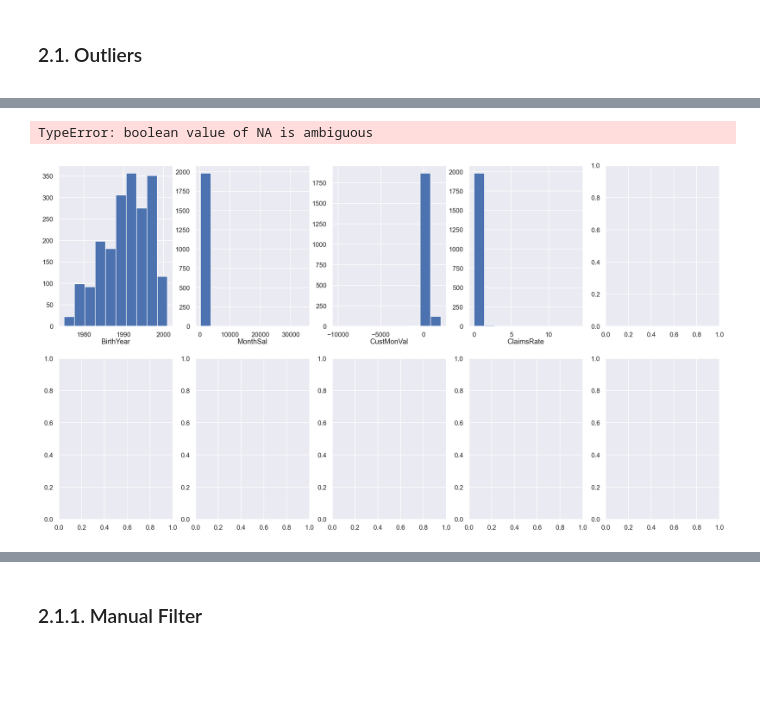
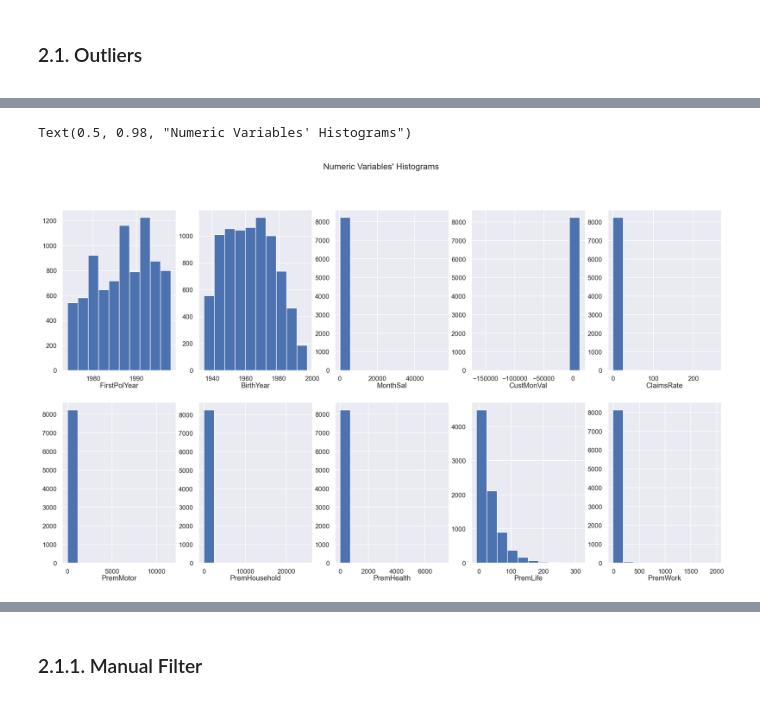
Before and after one commit to filipacarreira/DataMining_Project, a Jupyter notebook: DM_group_project.ipynb, the cells around one changed output, grey strips where cells are left out. Saved outputs shown, nothing was run; the diff lists cells and outputs as text; code cells hidden in the pictures; blank space fills up the shorter version.

```diff
--- a/DM_group_project.ipynb
+++ b/DM_group_project.ipynb
@@ -284,14 +296,18 @@ data[((data['PremMotor']>0) & (data['BirthYear']>(2016-18)))|
-# %%
-data=data[((data['PremMotor']>0) & (data['BirthYear']>(2016-18)))|
-            ((data['PremWork']>0) & (data['BirthYear']>(2016-18)))|
-            ((data['PremHousehold']>0) & (data['BirthYear']>(2016-18)))|
-            # cuidado com os nan FirstPolYear
-            (data['FirstPolYear']<data['BirthYear'])|
-            ((data['Children']==1) & (data['BirthYear']>(2016-11)))|
-            ((data['EducDeg']=='4 - PhD') & (data['BirthYear']>(2016-13)))|
-
-            ((data['EducDeg_cat']=='PhD') & (data['EducDeg_ord']!=4))|
-            ((data['EducDeg_cat']=='Basic') & (data['EducDeg_ord']!=1))|
-            ((data['EducDeg_cat']=='High School') & (data['EducDeg_ord']!=2))|
-            ((data['EducDeg_cat']=='BSc/MSc') & (data['EducDeg_ord']!=3))
-            ]
+# %%
+data=data[~((data['BirthYear']>2016) |
+            (data['BirthYear']<2016-120)|
+            (data['FirstPolYear']>2016) |
+            (data['FirstPolYear']<2016-120)|
+            ((data['PremMotor']>0) & (data['BirthYear']>(2016-18)))|
+            ((data['PremWork']>0) & (data['BirthYear']>(2016-18)))|
+            ((data['PremHousehold']>0) & (data['BirthYear']>(2016-18)))|
+            # cuidado com os nan FirstPolYear
+            (data['FirstPolYear']<data['BirthYear'])|
+            ((data['Children']==1) & (data['BirthYear']>(2016-11)))|
+            ((data['EducDeg']=='4 - PhD') & (data['BirthYear']>(2016-13)))|
+
+            ((data['EducDeg_cat']=='PhD') & (data['EducDeg_ord']!=4))|
+            ((data['EducDeg_cat']=='Basic') & (data['EducDeg_ord']!=1))|
+            ((data['EducDeg_cat']=='High School') & (data['EducDeg_ord']!=2))|
+            ((data['EducDeg_cat']=='BSc/MSc') & (data['EducDeg_ord']!=3)))
+            ]
@@ -305,7 +338,7 @@ data=data[((data['PremMotor']>0) & (data['BirthYear']>(2016-18)))|
 # metric_features = data.select_dtypes(include=np.number)
 # categorical_features = data.select_dtypes(exclude=np.number)
 
-non_metric_features = ["EducDeg","Children","FirstPolYear","EducDeg_cat","EducDeg_ord",'GeoLivArea',]
+non_metric_features = ["EducDeg","Children","EducDeg_cat","EducDeg_ord",'GeoLivArea']
 metric_features =data.columns.drop(non_metric_features).to_list()
 #metric_features = data.columns.drop(non_metric_features).to_list()
 metric_features
@@ -328,7 +361,0 @@ plt.show()
-# %%
-fig, axes = plt.subplots(2, ceil(len(metric_features) / 2), figsize=(20, 11))
-plt.rcParams['figure.figsize'] = (12, 12)
-for i,metric in enumerate(metric_features):
-         a = np.array(data[metric])
-         axes[i].hist(a, bins=np.linspace(0, 10, 11))
-plt.show()
@@ -338,22 +362,22 @@ AttributeError: 'numpy.ndarray' object has no attribute 'hist'
 # %%
 %matplotlib inline
 
 sns.set()
 
 # Prepare figure. Create individual axes where each histogram will be placed
 fig, axes = plt.subplots(2, ceil(len(metric_features) / 2), figsize=(20, 11))
 
 # Plot data
 # Iterate across axes objects and associate each histogram (hint: use the ax.hist() instead of plt.hist()):
 for ax, feat in zip(axes.flatten(), metric_features): # Notice the zip() function and flatten() method
-    ax.hist(data[feat])
+    ax.hist(data[feat][~np.isnan(data[feat])], bins=10)
     ax.set_title(feat, y=-0.13)
 
 # Layout
 # Add a centered title to the figure:
 title = "Numeric Variables' Histograms"
 
 plt.suptitle(title)
 # %% [output]
-TypeError: boolean value of NA is ambiguous
+Text(0.5, 0.98, "Numeric Variables' Histograms")
-[figure, old version]
+[figure, new version]
```
Also changed, not shown: parts of 24 cells of this notebook.
